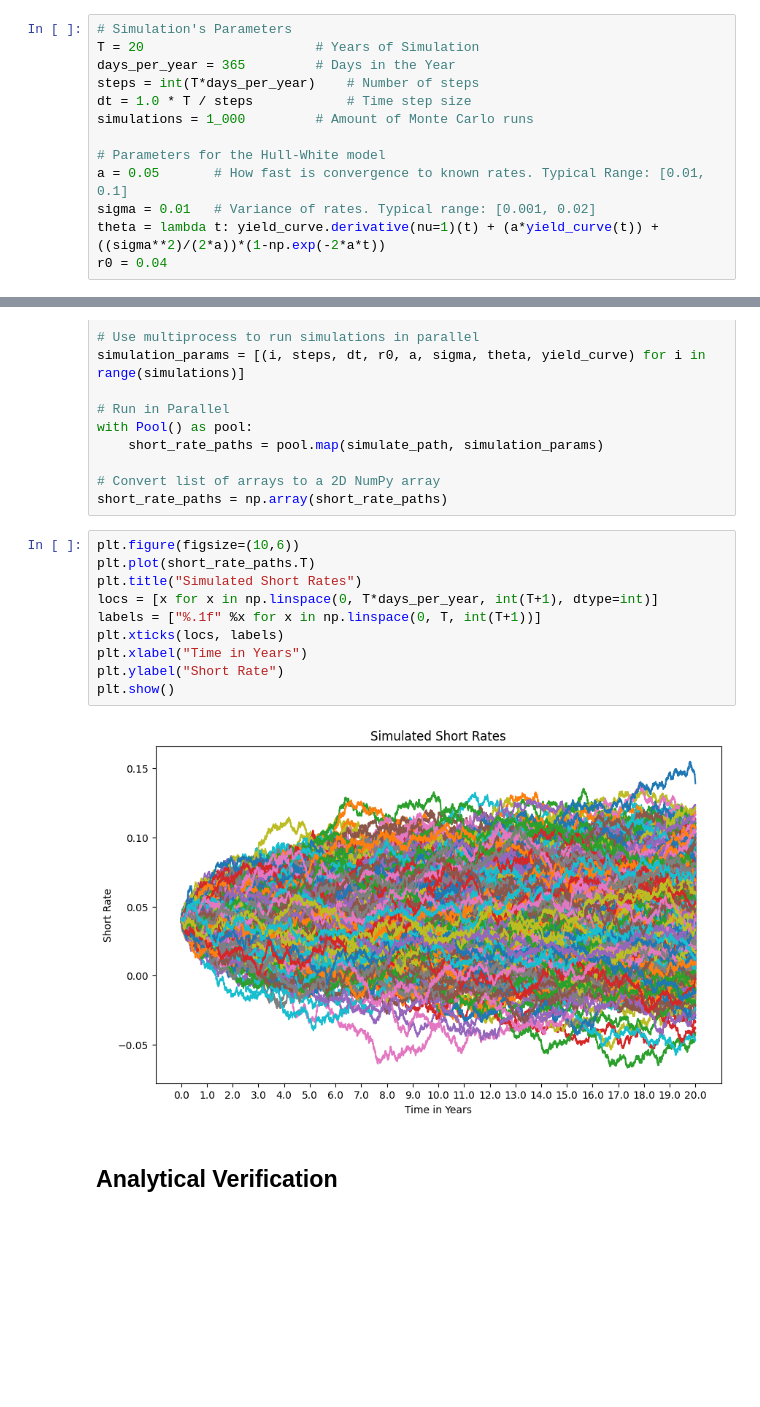
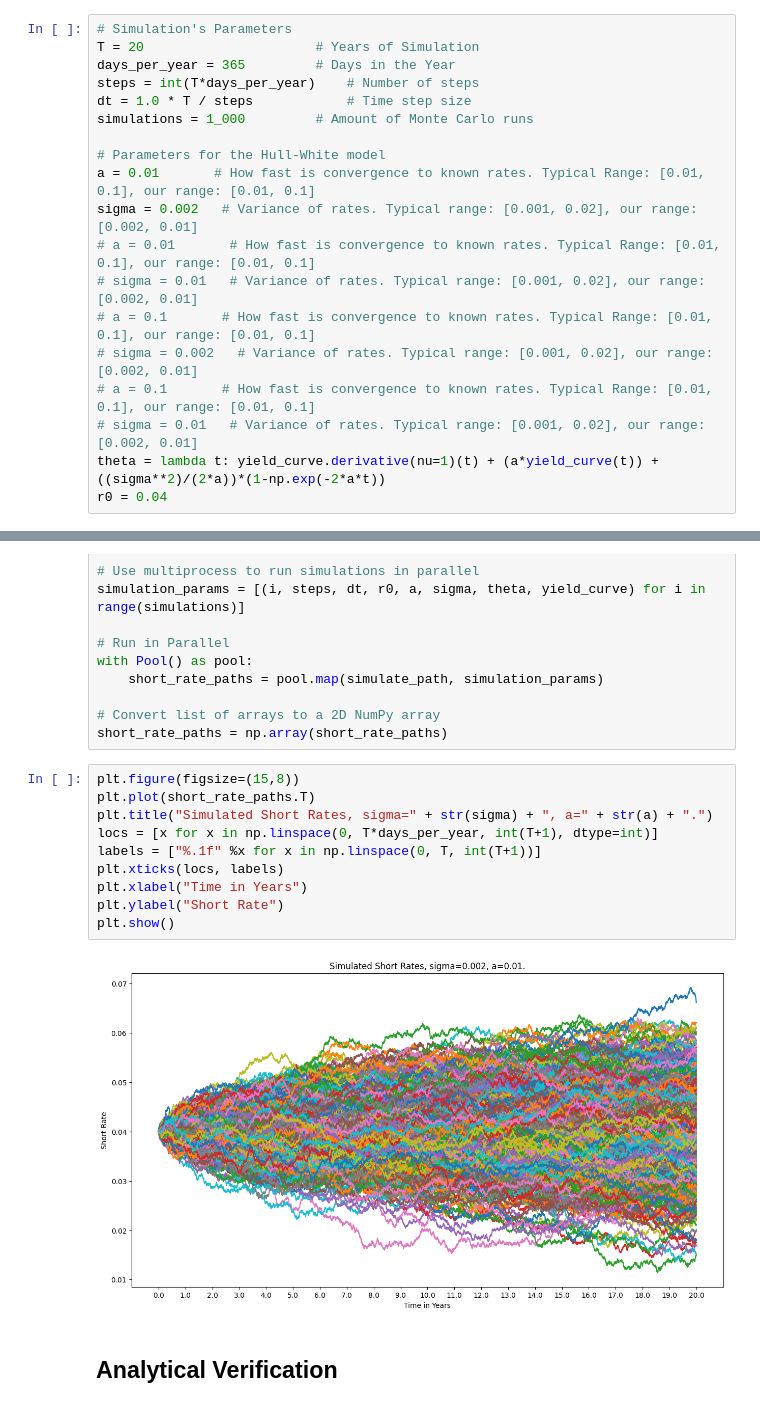
Before and after one commit to pmchrist/Pricing-Interest-Rate-Swaptions, a Jupyter notebook: Implementation.ipynb, the cells around one changed output, grey strips where cells are left out. Cells and saved outputs as stored; diff of their text form; blank space fills up the shorter version.

```diff
--- a/Implementation.ipynb
+++ b/Implementation.ipynb
@@ -140,8 +140,14 @@ dt = 1.0 * T / steps            # Time step size
 simulations = 1_000         # Amount of Monte Carlo runs
 
 # Parameters for the Hull-White model
-a = 0.05       # How fast is convergence to known rates. Typical Range: [0.01, 0.1]
-sigma = 0.01   # Variance of rates. Typical range: [0.001, 0.02]
+a = 0.01       # How fast is convergence to known rates. Typical Range: [0.01, 0.1], our range: [0.01, 0.1]
+sigma = 0.002   # Variance of rates. Typical range: [0.001, 0.02], our range: [0.002, 0.01]
+# a = 0.01       # How fast is convergence to known rates. Typical Range: [0.01, 0.1], our range: [0.01, 0.1]
+# sigma = 0.01   # Variance of rates. Typical range: [0.001, 0.02], our range: [0.002, 0.01]
+# a = 0.1       # How fast is convergence to known rates. Typical Range: [0.01, 0.1], our range: [0.01, 0.1]
+# sigma = 0.002   # Variance of rates. Typical range: [0.001, 0.02], our range: [0.002, 0.01]
+# a = 0.1       # How fast is convergence to known rates. Typical Range: [0.01, 0.1], our range: [0.01, 0.1]
+# sigma = 0.01   # Variance of rates. Typical range: [0.001, 0.02], our range: [0.002, 0.01]
 theta = lambda t: yield_curve.derivative(nu=1)(t) + (a*yield_curve(t)) + ((sigma**2)/(2*a))*(1-np.exp(-2*a*t))
 r0 = 0.04
 # %%
@@ -174,17 +180,17 @@ with Pool() as pool:
 # Convert list of arrays to a 2D NumPy array
 short_rate_paths = np.array(short_rate_paths)
 # %%
-plt.figure(figsize=(10,6))
+plt.figure(figsize=(15,8))
 plt.plot(short_rate_paths.T)
-plt.title("Simulated Short Rates")
+plt.title("Simulated Short Rates, sigma=" + str(sigma) + ", a=" + str(a) + ".")
 locs = [x for x in np.linspace(0, T*days_per_year, int(T+1), dtype=int)]
 labels = ["%.1f" %x for x in np.linspace(0, T, int(T+1))]
 plt.xticks(locs, labels)
 plt.xlabel("Time in Years")
 plt.ylabel("Short Rate")
 plt.show()
 # %% [output]
-[figure, old version]
+[figure, new version]
 # %% [markdown]
 ## Analytical Verification
 # %% [markdown]
```
Also changed, not shown: parts of 17 cells of this notebook, 24 other files.
